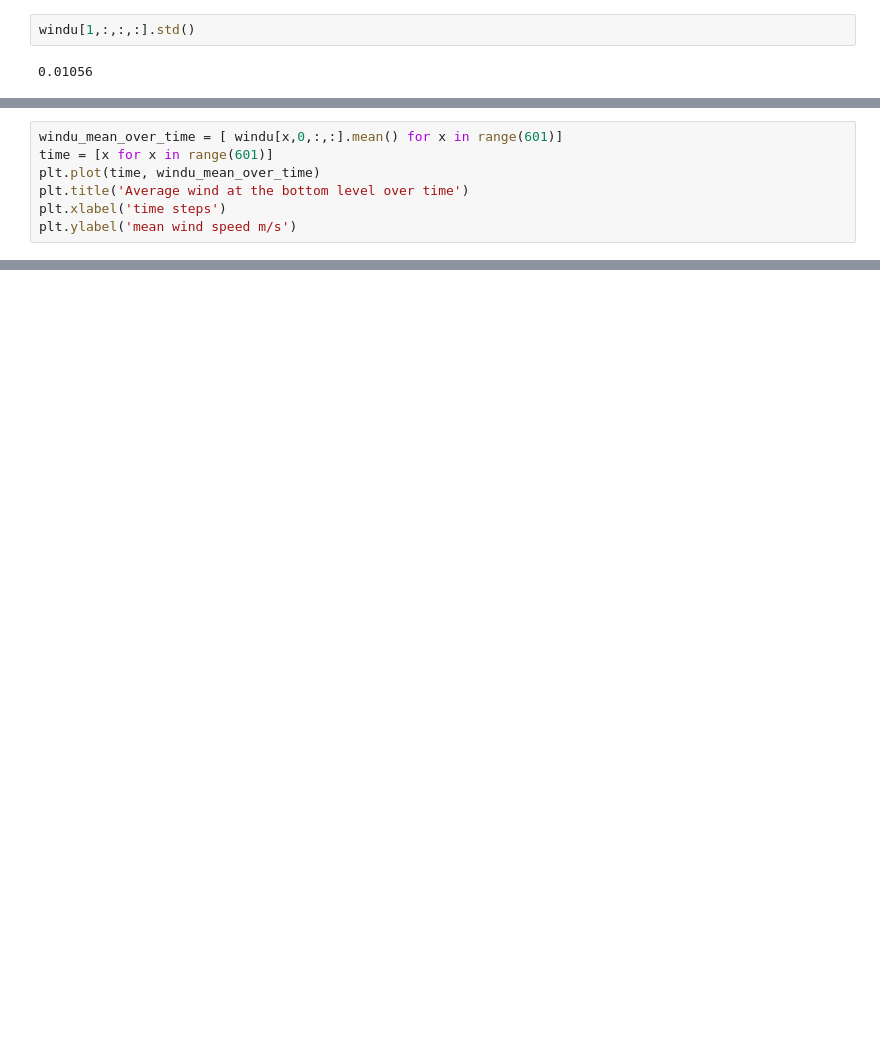
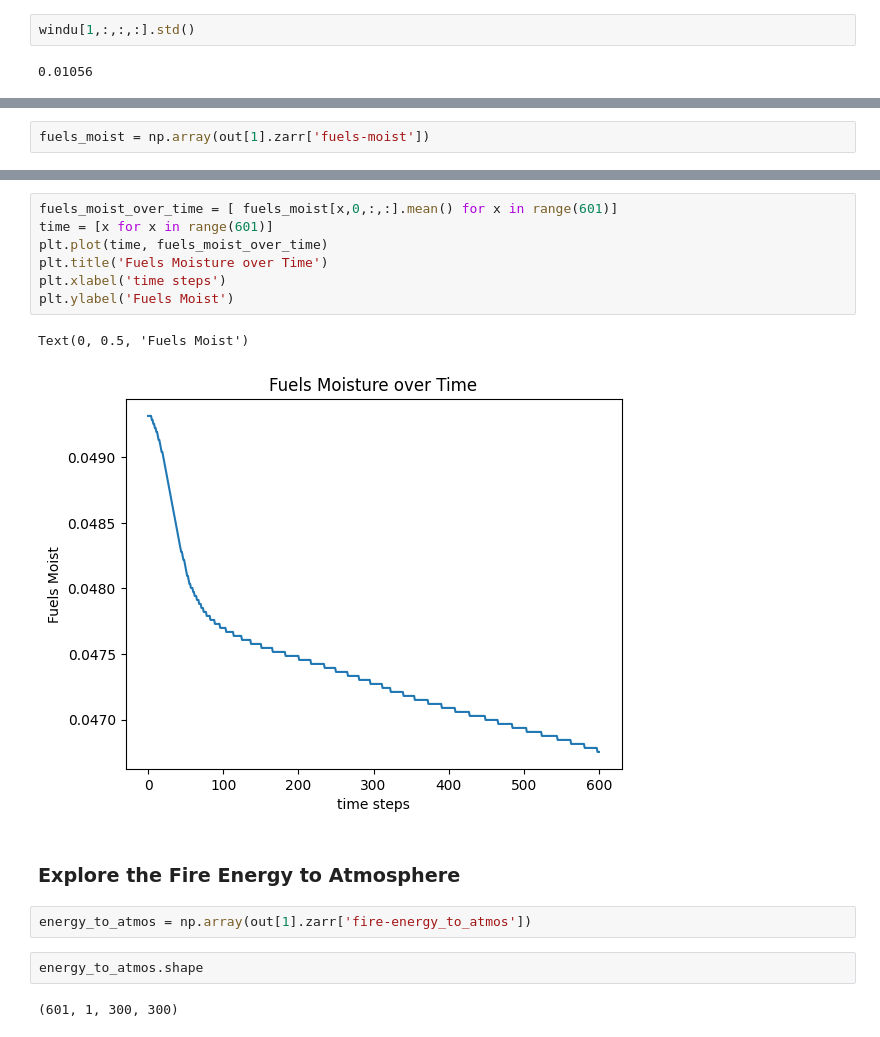
Before and after one commit to bdwivedi/dse260_capstone_project, a Jupyter notebook: bp3d_dataset.ipynb, the cells around one changed output, grey strips where cells are left out. Drawn from its saved outputs; the diff is of its cells as text; blank space fills up the shorter version.

```diff
--- a/bp3d_dataset.ipynb
+++ b/bp3d_dataset.ipynb
@@ -150,7 +122,2 @@ Text(0, 0.5, 'mean wind speed m/s')
 # %%
-windu_mean_over_time = [ windu[x,0,:,:].mean() for x in range(601)]
-time = [x for x in range(601)]
-plt.plot(time, windu_mean_over_time)
-plt.title('Average wind at the bottom level over time')
-plt.xlabel('time steps')
-plt.ylabel('mean wind speed m/s')
+fuels_moist = np.array(out[1].zarr['fuels-moist'])
@@ -156,0 +148,18 @@ plt.ylabel('mean wind speed m/s')
+# %%
+fuels_moist_over_time = [ fuels_moist[x,0,:,:].mean() for x in range(601)]
+time = [x for x in range(601)]
+plt.plot(time, fuels_moist_over_time)
+plt.title('Fuels Moisture over Time')
+plt.xlabel('time steps')
+plt.ylabel('Fuels Moist')
+# %% [output]
+Text(0, 0.5, 'Fuels Moist')
+[figure, added]
+# %% [markdown]
+### Explore the Fire Energy to Atmosphere
+# %%
+energy_to_atmos = np.array(out[1].zarr['fire-energy_to_atmos'])
+# %%
+energy_to_atmos.shape
+# %% [output]
+(601, 1, 300, 300)
```
Also changed, not shown: parts of 35 cells of this notebook, 1 other file.
